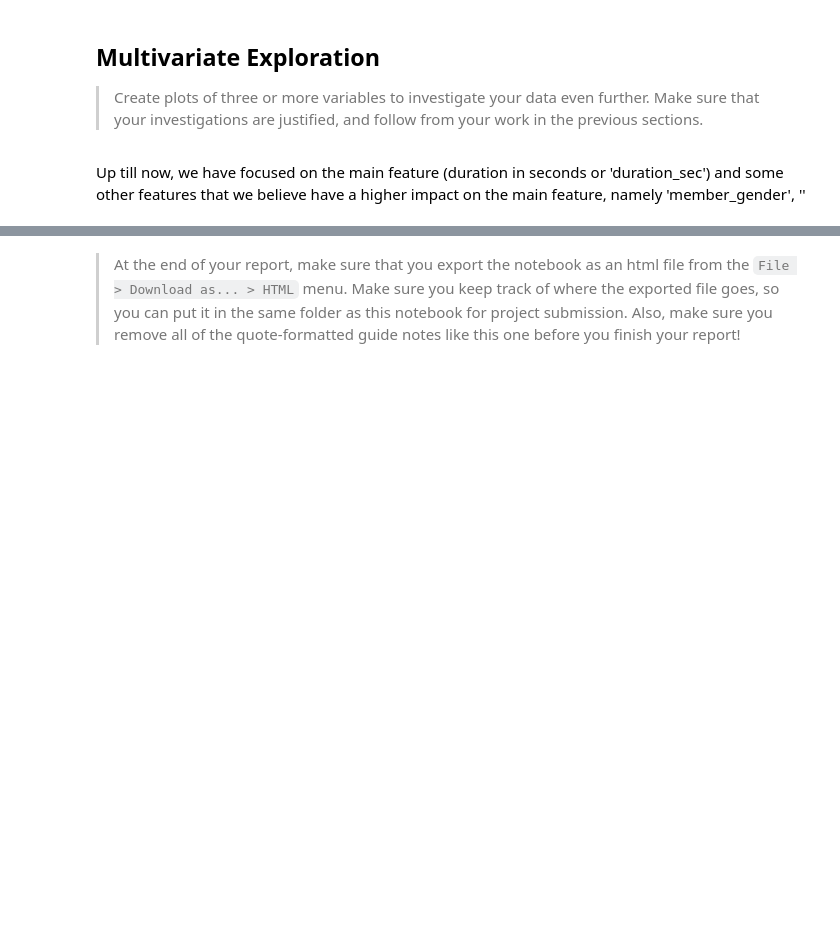
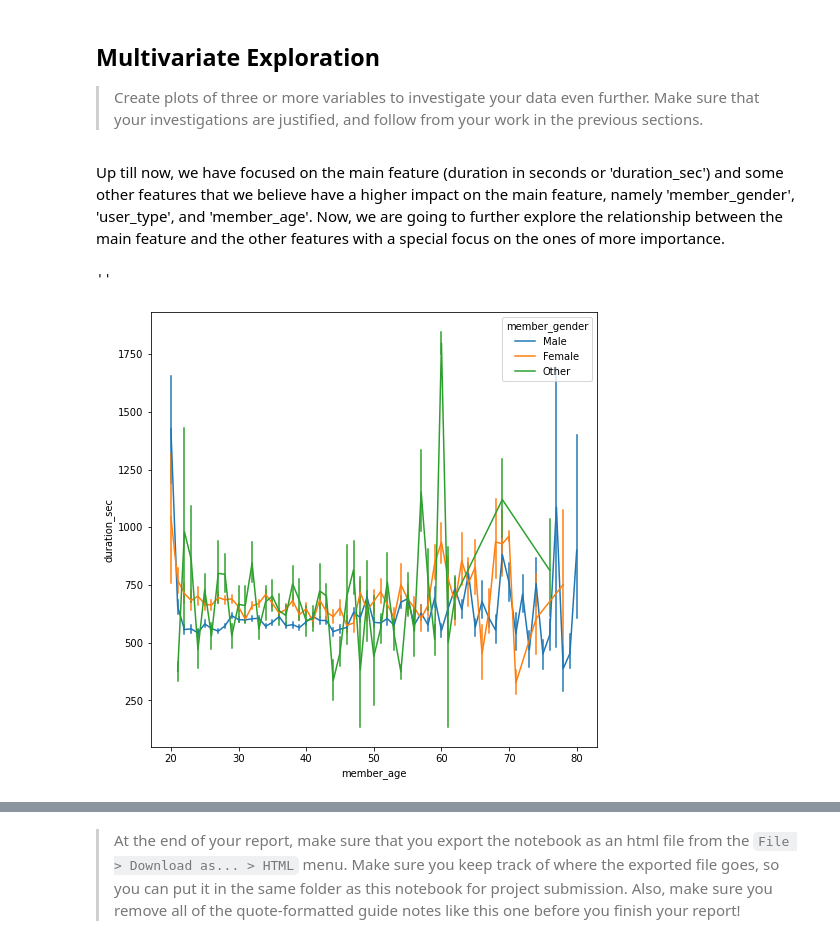
Before and after one commit to Moaaz-Mahmoud/Ford-Gobike-Data-Analysis, a Jupyter notebook: exploration_template.ipynb, the cells around one changed output, grey strips where cells are left out. Saved outputs shown, nothing was run; the diff lists cells and outputs as text; code cells hidden in the pictures; blank space fills up the shorter version.

```diff
--- a/exploration_template.ipynb
+++ b/exploration_template.ipynb
@@ -371,4 +377,13 @@ The ages of males seem, in general, **slightly** higher than the ages of females
 further. Make sure that your investigations are justified, and follow from
 your work in the previous sections.
 # %% [markdown]
-Up till now, we have focused on the main feature (duration in seconds or 'duration_sec') and some other features that we believe have a higher impact on the main feature, namely 'member_gender', ''
+Up till now, we have focused on the main feature (duration in seconds or 'duration_sec') and some other features that we believe have a higher impact on the main feature, namely 'member_gender', 'user_type', and 'member_age'. Now, we are going to further explore the relationship between the main feature and the other features with a special focus on the ones of more importance.
+# %%
+# Duration – Gender – Age
+plt.figure(figsize=(8, 8))
+plt.subplot(1, 1, 1)
+sns.lineplot(data=gobike, x='member_age', y='duration_sec', hue='member_gender', err_style='bars')
+;
+# %% [output]
+''
+[figure, added]
```
Also changed, not shown: parts of 8 cells of this notebook.
